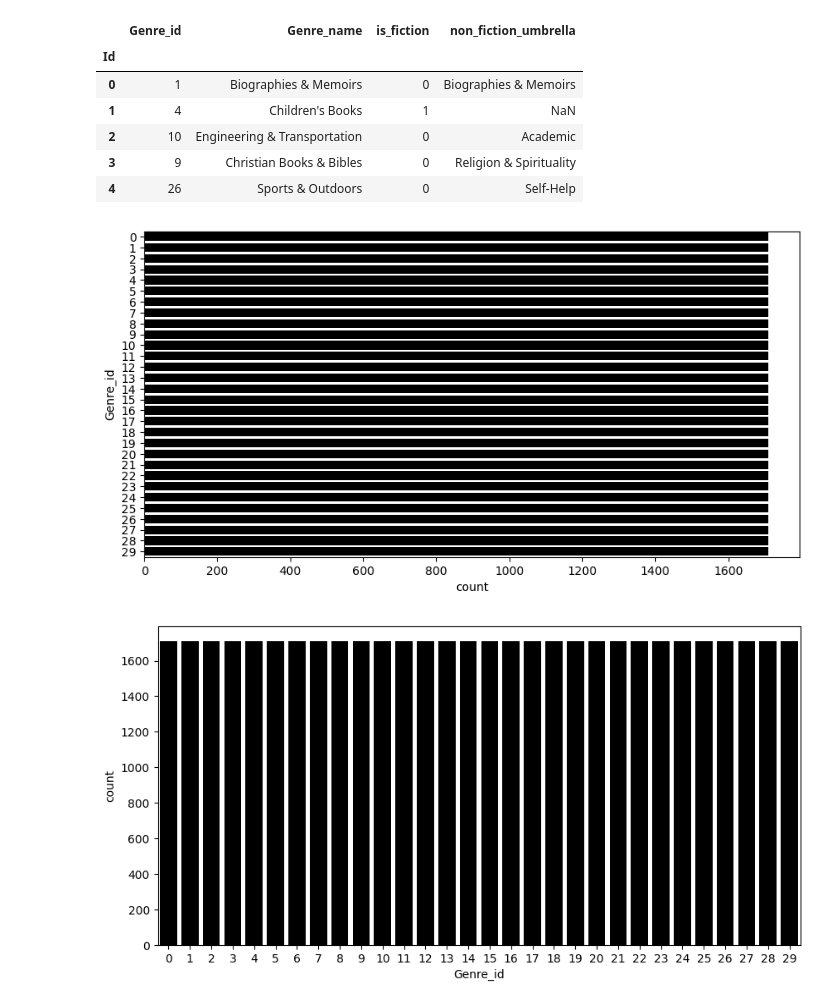
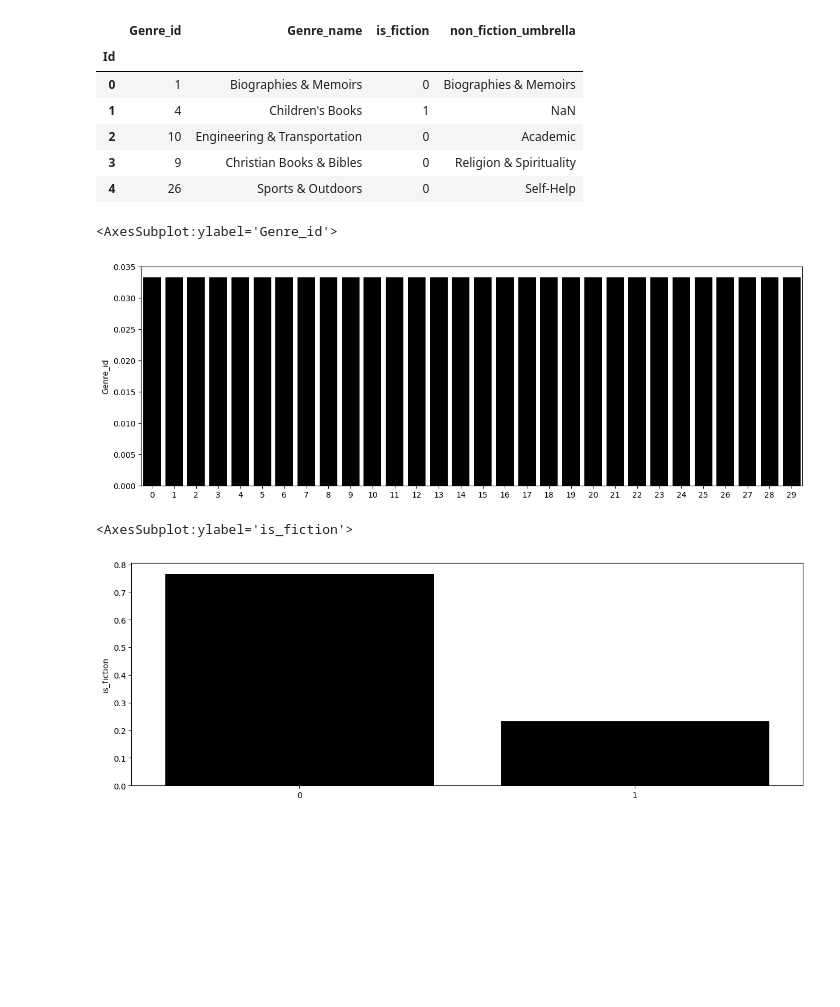
Before and after one commit to NahiaPeschard/wagon_book_cover, a Jupyter notebook: notebooks/nahia_exploration.ipynb, the cells around one changed output. Cells and saved outputs as stored; diff of their text form; code cells hidden in the pictures; blank space fills up the shorter version.

Commit message:
Umbrella genres with balance graphs in percentage

```diff
--- a/notebooks/nahia_exploration.ipynb
+++ b/notebooks/nahia_exploration.ipynb
@@ -189,8 +180,11 @@ y_train_with_umbrella.head()
 | 2 | 10 | Engineering & Transportation | 0 | Academic |
 | 3 | 9 | Christian Books & Bibles | 0 | Religion & Spirituality |
 | 4 | 26 | Sports & Outdoors | 0 | Self-Help |
+# %%
+genre_id_balance = pd.DataFrame(y_train_with_umbrella.Genre_id.value_counts() / len(y_train_with_umbrella))
 # %%
-plt.figure(figsize=(10, 5))
-sns.countplot(y="Genre_id", data=y_train_with_umbrella, color='black');
+plt.figure(figsize=(15, 5))
+sns.barplot(x = genre_id_balance.index, y= genre_id_balance.Genre_id, color='black')
 # %% [output]
+<AxesSubplot:ylabel='Genre_id'>
-[figure, old version]
+[figure, new version]
@@ -197,5 +193,6 @@ sns.countplot(y="Genre_id", data=y_train_with_umbrella, color='black');
 # %%
-plt.figure(figsize=(10, 5))
-sns.countplot(x="Genre_id", data=y_train_with_umbrella, color='black');
+plt.figure(figsize=(15, 5))
+sns.barplot(x = is_fiction_balance.index, y= is_fiction_balance.is_fiction, color='black')
 # %% [output]
+<AxesSubplot:ylabel='is_fiction'>
-[figure, old version]
+[figure, new version]
```
Also changed, not shown: parts of 16 cells of this notebook.
